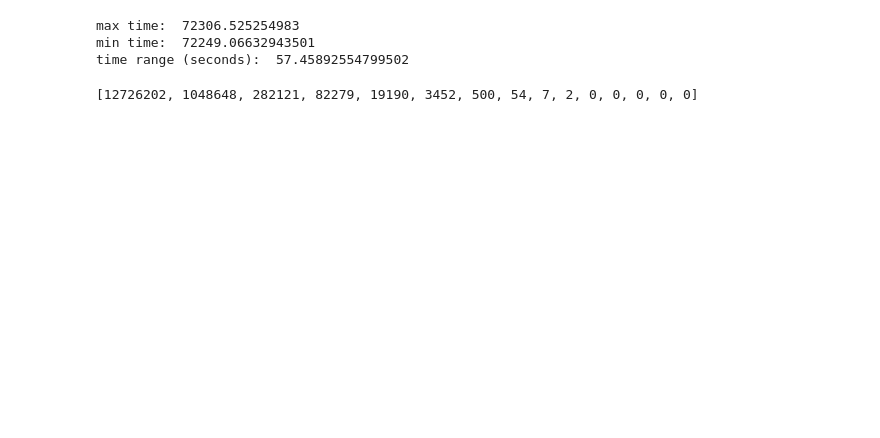
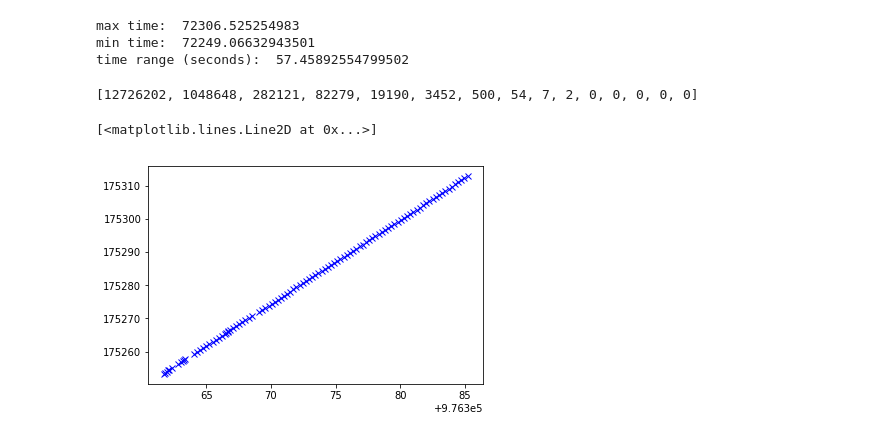
Before and after one commit to mihamerstan/lidar_metrics, a Jupyter notebook: notebooks/laspy_basic_las_viewing_v2.ipynb, the cells around one changed output. Saved outputs shown, nothing was run; the diff lists cells and outputs as text; code cells hidden in the pictures; blank space fills up the shorter version.

Commit message:
looking for noisy point cloud

```diff
--- a/notebooks/laspy_basic_las_viewing_v2.ipynb
+++ b/notebooks/laspy_basic_las_viewing_v2.ipynb
@@ -136,0 +132,5 @@ vlr.parsed_body'''
+# %%
+plt.plot(df_cloud['x_scaled'][:100],df_cloud['y_scaled'][:100],'xb')
+# %% [output]
+[<matplotlib.lines.Line2D at 0x...>]
+[figure, added]
```
Also changed, not shown: parts of 4 cells of this notebook.
